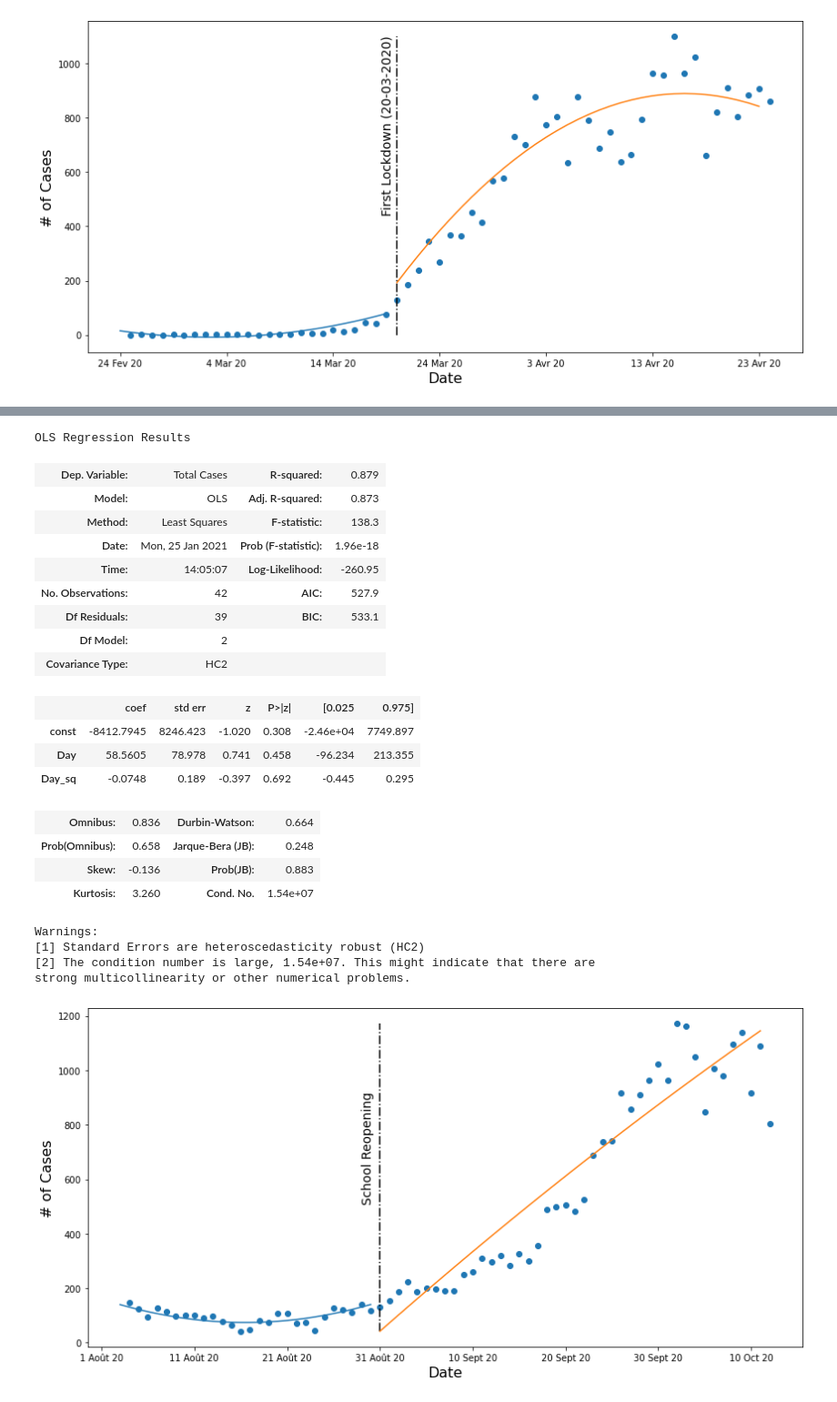
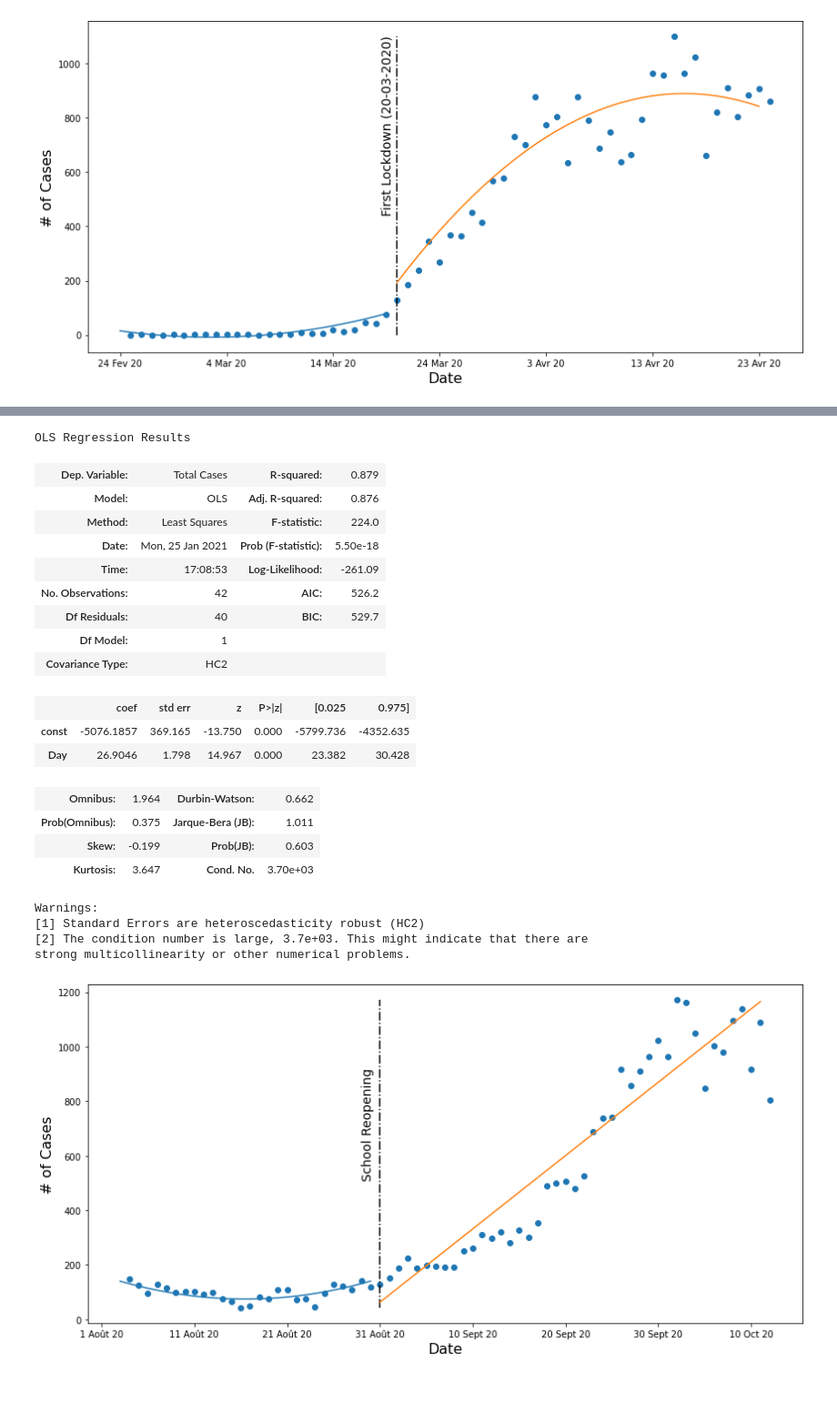
Before and after one commit to mmrossi/m3-4-rdd-project, a Jupyter notebook: Project 3 - Steven.ipynb, the cells around one changed output, grey strips where cells are left out. Shown at 91% size. Drawn from its saved outputs; the diff is of its cells as text; code cells hidden in the pictures.

```diff
--- a/Project 3 - Steven.ipynb
+++ b/Project 3 - Steven.ipynb
@@ -263,38 +263,37 @@ strong multicollinearity or other numerical problems.
 # %%
 #Post-School Opening
 
-X = temp_posc[['Day','Day_sq']]
+X = temp_posc[['Day']]
 X = sm.add_constant(X)
 
 y = temp_posc['Total Cases']
 
 model_2 = sm.OLS(y,X).fit(cov_type='HC2')
 
 y_hat_2 = model_2.predict(X)
 
 model_2.summary()
 # %% [output]
 OLS Regression Results
 | Dep. Variable: | Total Cases | R-squared: | 0.879 |
-| Model: | OLS | Adj. R-squared: | 0.873 |
-| Method: | Least Squares | F-statistic: | 138.3 |
-| Date: | Mon, 25 Jan 2021 | Prob (F-statistic): | 1.96e-18 |
-| Time: | 14:05:07 | Log-Likelihood: | -260.95 |
-| No. Observations: | 42 | AIC: | 527.9 |
-| Df Residuals: | 39 | BIC: | 533.1 |
-| Df Model: | 2 |  |  |
+| Model: | OLS | Adj. R-squared: | 0.876 |
+| Method: | Least Squares | F-statistic: | 224.0 |
+| Date: | Mon, 25 Jan 2021 | Prob (F-statistic): | 5.50e-18 |
+| Time: | 17:08:53 | Log-Likelihood: | -261.09 |
+| No. Observations: | 42 | AIC: | 526.2 |
+| Df Residuals: | 40 | BIC: | 529.7 |
+| Df Model: | 1 |  |  |
 | Covariance Type: | HC2 |  |  |
 |  | coef | std err | z | P>|z| | [0.025 | 0.975] |
-| const | -8412.7945 | 8246.423 | -1.020 | 0.308 | -2.46e+04 | 7749.897 |
-| Day | 58.5605 | 78.978 | 0.741 | 0.458 | -96.234 | 213.355 |
-| Day_sq | -0.0748 | 0.189 | -0.397 | 0.692 | -0.445 | 0.295 |
+| const | -5076.1857 | 369.165 | -13.750 | 0.000 | -5799.736 | -4352.635 |
+| Day | 26.9046 | 1.798 | 14.967 | 0.000 | 23.382 | 30.428 |
-| Omnibus: | 0.836 | Durbin-Watson: | 0.664 |
-| Prob(Omnibus): | 0.658 | Jarque-Bera (JB): | 0.248 |
-| Skew: | -0.136 | Prob(JB): | 0.883 |
-| Kurtosis: | 3.260 | Cond. No. | 1.54e+07 |
+| Omnibus: | 1.964 | Durbin-Watson: | 0.662 |
+| Prob(Omnibus): | 0.375 | Jarque-Bera (JB): | 1.011 |
+| Skew: | -0.199 | Prob(JB): | 0.603 |
+| Kurtosis: | 3.647 | Cond. No. | 3.70e+03 |
 Warnings:
 [1] Standard Errors are heteroscedasticity robust (HC2)
-[2] The condition number is large, 1.54e+07. This might indicate that there are
+[2] The condition number is large, 3.7e+03. This might indicate that there are
 strong multicollinearity or other numerical problems.
 # %%
 
```
Also changed, not shown: parts of 11 cells of this notebook.
